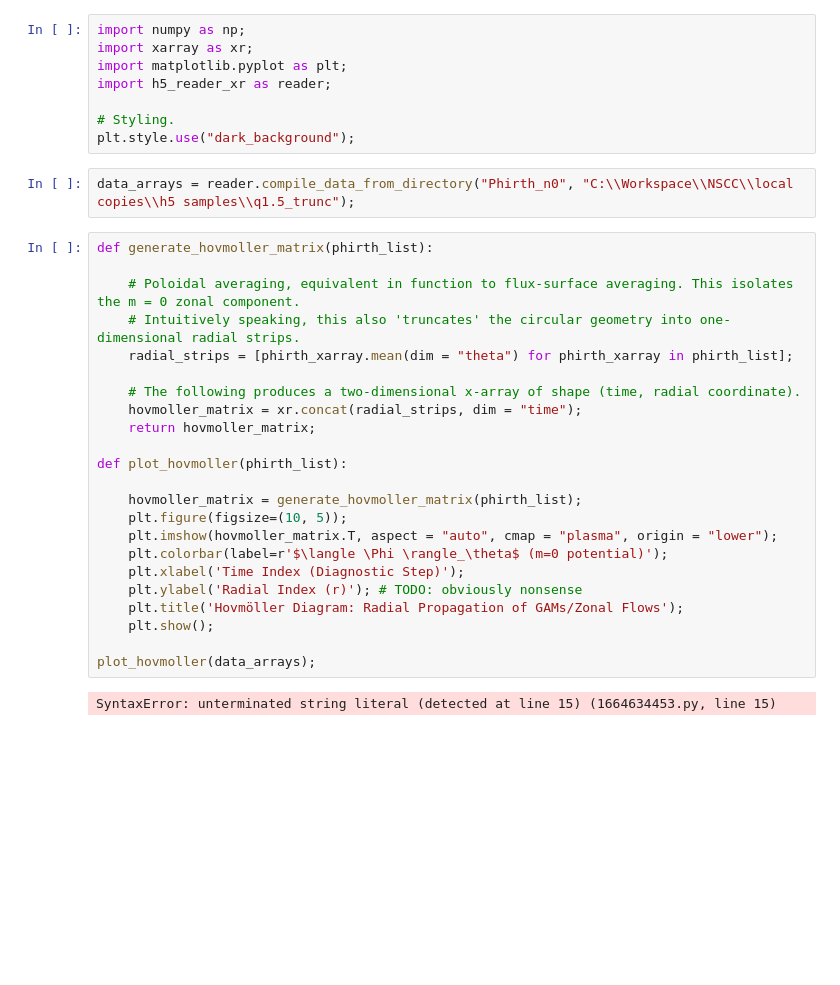
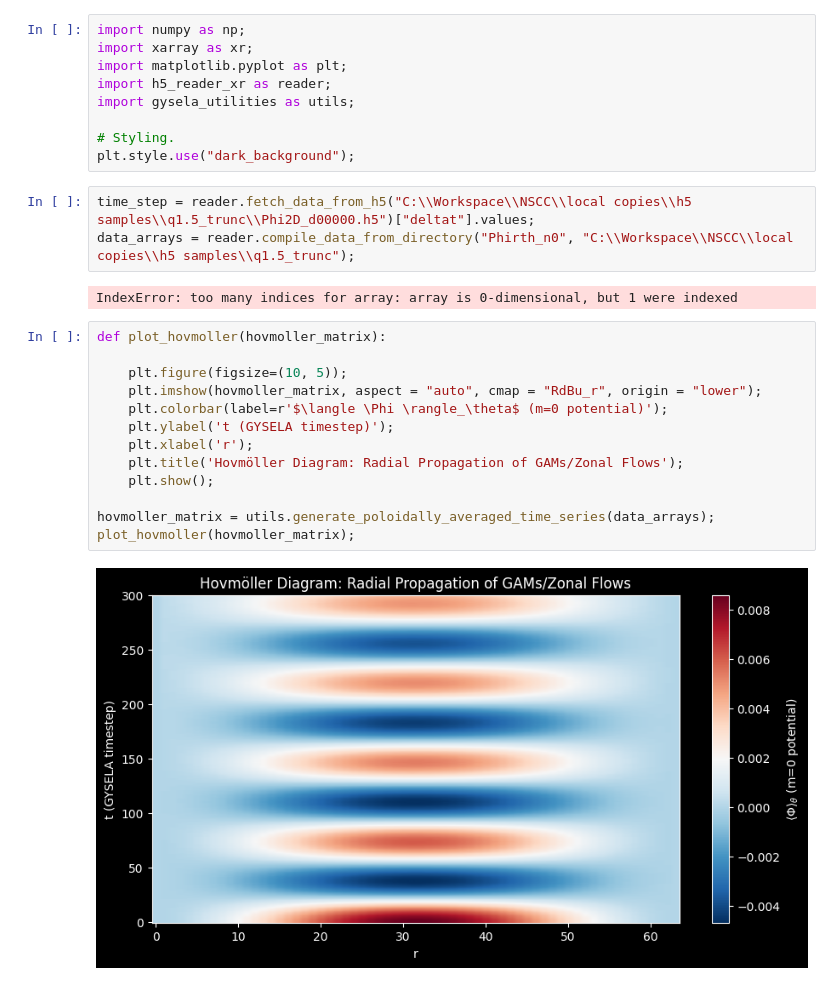
Before and after one commit to seferoni/GYSELA_utils, a Jupyter notebook: Post-Processing/Scripts/hovmoller_mn0.ipynb, the cells around one changed output. Saved outputs shown, nothing was run; the diff lists cells and outputs as text; blank space fills up the shorter version.

```diff
--- a/Post-Processing/Scripts/hovmoller_mn0.ipynb
+++ b/Post-Processing/Scripts/hovmoller_mn0.ipynb
@@ -3,33 +3,27 @@ import numpy as np;
 import xarray as xr;
 import matplotlib.pyplot as plt;
 import h5_reader_xr as reader;
+import gysela_utilities as utils;
 
 # Styling.
 plt.style.use("dark_background");
 # %%
+time_step = reader.fetch_data_from_h5("C:\\Workspace\\NSCC\\local copies\\h5 samples\\q1.5_trunc\\Phi2D_d00000.h5")["deltat"].values;
 data_arrays = reader.compile_data_from_directory("Phirth_n0", "C:\\Workspace\\NSCC\\local copies\\h5 samples\\q1.5_trunc");
+# %% [output]
+IndexError: too many indices for array: array is 0-dimensional, but 1 were indexed
 # %%
-def generate_hovmoller_matrix(phirth_list):
+def plot_hovmoller(hovmoller_matrix):
 
-	# Poloidal averaging, equivalent in function to flux-surface averaging. This isolates the m = 0 zonal component.
-	# Intuitively speaking, this also 'truncates' the circular geometry into one-dimensional radial strips.
-	radial_strips = [phirth_xarray.mean(dim = "theta") for phirth_xarray in phirth_list];
-
-	# The following produces a two-dimensional x-array of shape (time, radial coordinate).
-	hovmoller_matrix = xr.concat(radial_strips, dim = "time");
-	return hovmoller_matrix;
-
-def plot_hovmoller(phirth_list):
-
-	hovmoller_matrix = generate_hovmoller_matrix(phirth_list);
 	plt.figure(figsize=(10, 5));
-	plt.imshow(hovmoller_matrix.T, aspect = "auto", cmap = "plasma", origin = "lower");
+	plt.imshow(hovmoller_matrix, aspect = "auto", cmap = "RdBu_r", origin = "lower");
 	plt.colorbar(label=r'$\langle \Phi \rangle_\theta$ (m=0 potential)');
-	plt.xlabel('Time Index (Diagnostic Step)');
-	plt.ylabel('Radial Index (r)'); # TODO: obviously nonsense
+	plt.ylabel('t (GYSELA timestep)');
+	plt.xlabel('r');
 	plt.title('Hovmöller Diagram: Radial Propagation of GAMs/Zonal Flows');
 	plt.show();
 
-plot_hovmoller(data_arrays);
+hovmoller_matrix = utils.generate_poloidally_averaged_time_series(data_arrays);
+plot_hovmoller(hovmoller_matrix);
 # %% [output]
-SyntaxError: unterminated string literal (detected at line 15) (1664634453.py, line 15)
+[figure, added]
```
Also changed, not shown: 5 other files.
